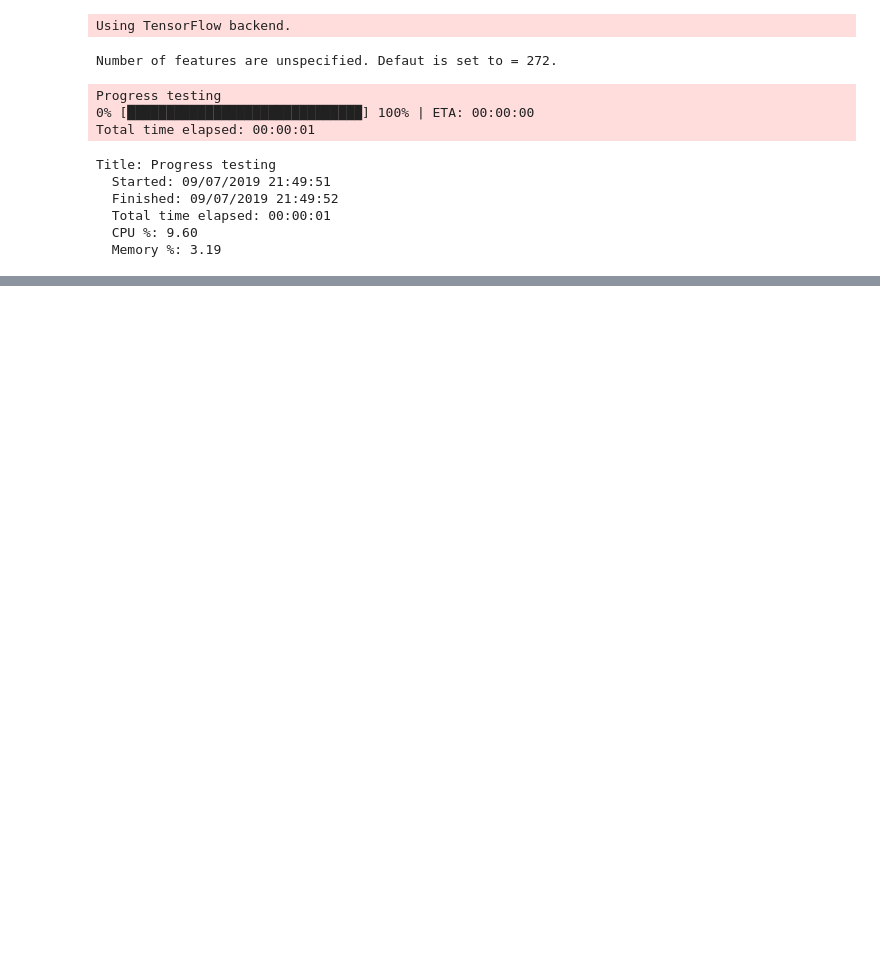
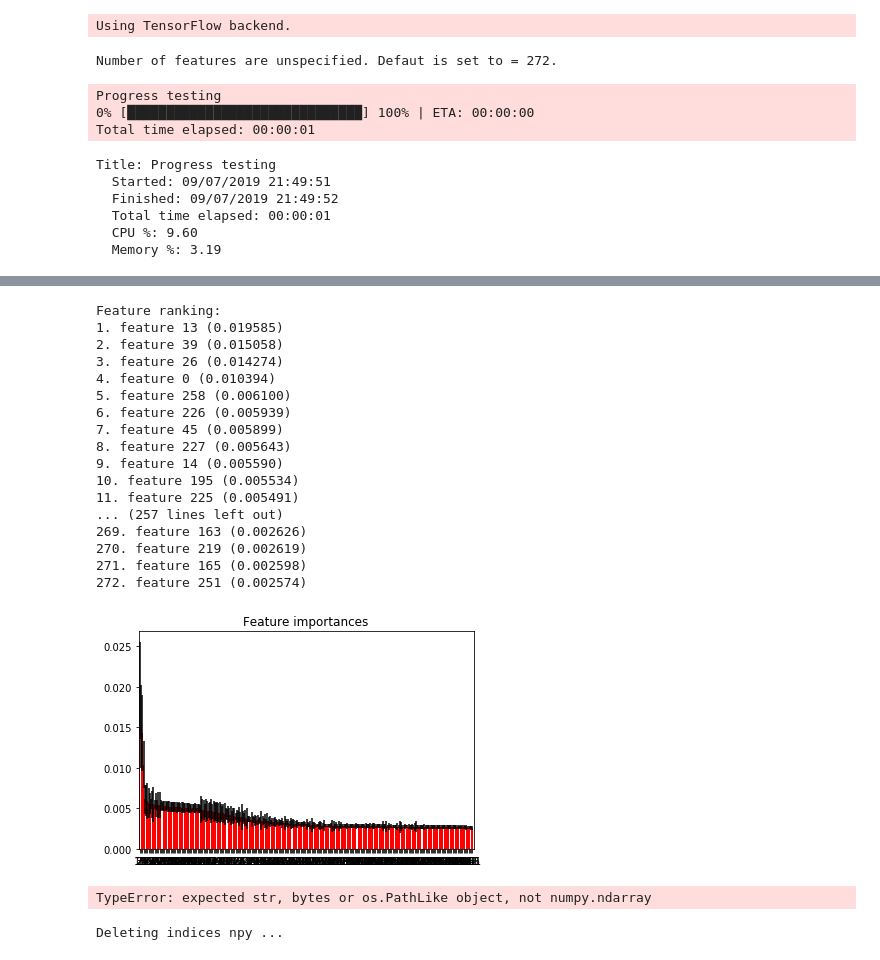
Before and after one commit to lindagaw/Emotion-Recognition-Robust-to-Distance-and-Noise, a Jupyter notebook: pre-processing/indices.ipynb, the cells around one changed output, grey strips where cells are left out. Cells and saved outputs as stored; diff of their text form; code cells hidden in the pictures; blank space fills up the shorter version.

```diff
--- a/pre-processing/indices.ipynb
+++ b/pre-processing/indices.ipynb
@@ -524,3 +521,13 @@ indices_file = indices_npy_binary_H_A
+# %%
+h_feature_vector_test = np.load(prefix + 'Features//h_feature_vector_test_indices.npy')
+h_label_vector_test = np.load(prefix + 'Features//h_label_vector_test_indices.npy')
+
+a_feature_vector_test = np.load(prefix + 'Features//a_feature_vector_test_indices.npy')
+a_label_vector_test = np.load(prefix + 'Features//a_label_vector_test_indices.npy')
+
+train_data = np.vstack((h_feature_vector, a_feature_vector))
+train_labels = np.vstack((h_label_vector, a_label_vector))
+indices_file = indices_npy_binary_H_A
 # %%
 def feature_ranking(indices_file):
 
@@ -566,3 +573,30 @@ def feature_ranking(indices_file):
     return indices
 
     ############## whole code is random forest based feature selection
+# %%
+x = feature_ranking(indices_file)
+# %% [output]
+Feature ranking:
+1. feature 13 (0.019585)
+2. feature 39 (0.015058)
+3. feature 26 (0.014274)
+4. feature 0 (0.010394)
+5. feature 258 (0.006100)
+6. feature 226 (0.005939)
+7. feature 45 (0.005899)
+8. feature 227 (0.005643)
+9. feature 14 (0.005590)
+10. feature 195 (0.005534)
+11. feature 225 (0.005491)
+... (257 lines left out)
+269. feature 163 (0.002626)
+270. feature 219 (0.002619)
+271. feature 165 (0.002598)
+272. feature 251 (0.002574)
+[figure, added]
+TypeError: expected str, bytes or os.PathLike object, not numpy.ndarray
+# %%
+x = feature_ranking(indices_file)
+np.save(indices_file, x)
+# %% [output]
+Deleting indices npy ...
```
Also changed, not shown: parts of 8 cells of this notebook, 2 other files.
